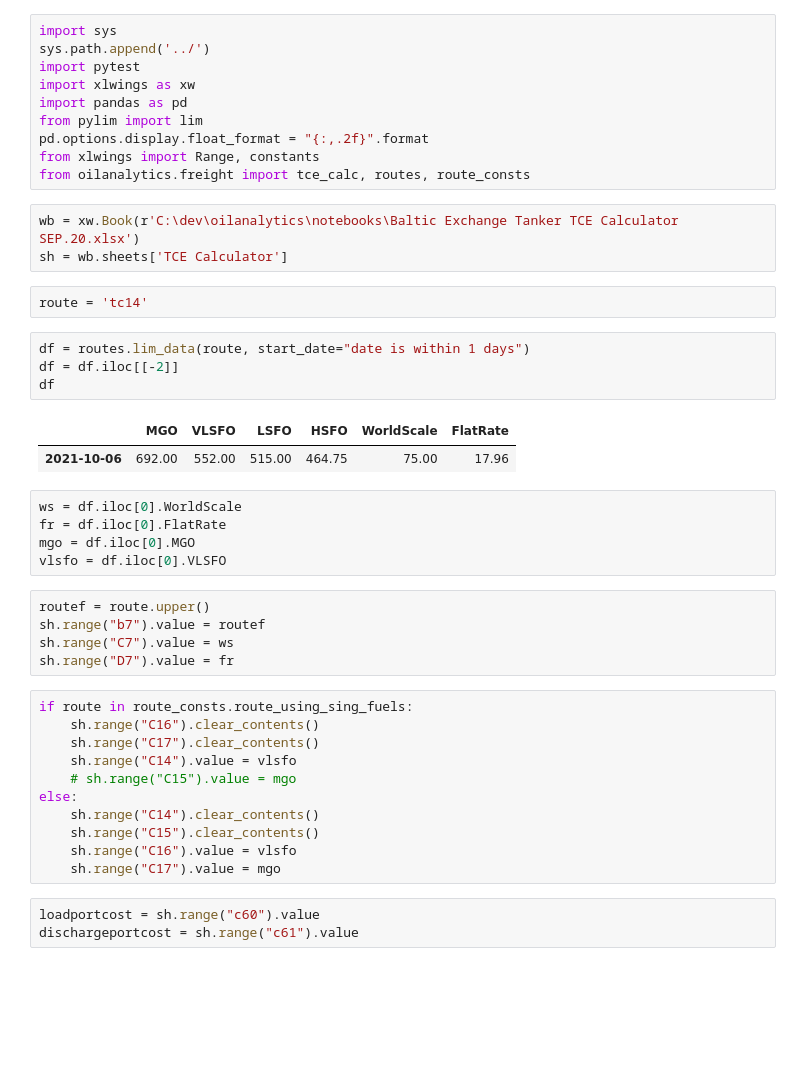
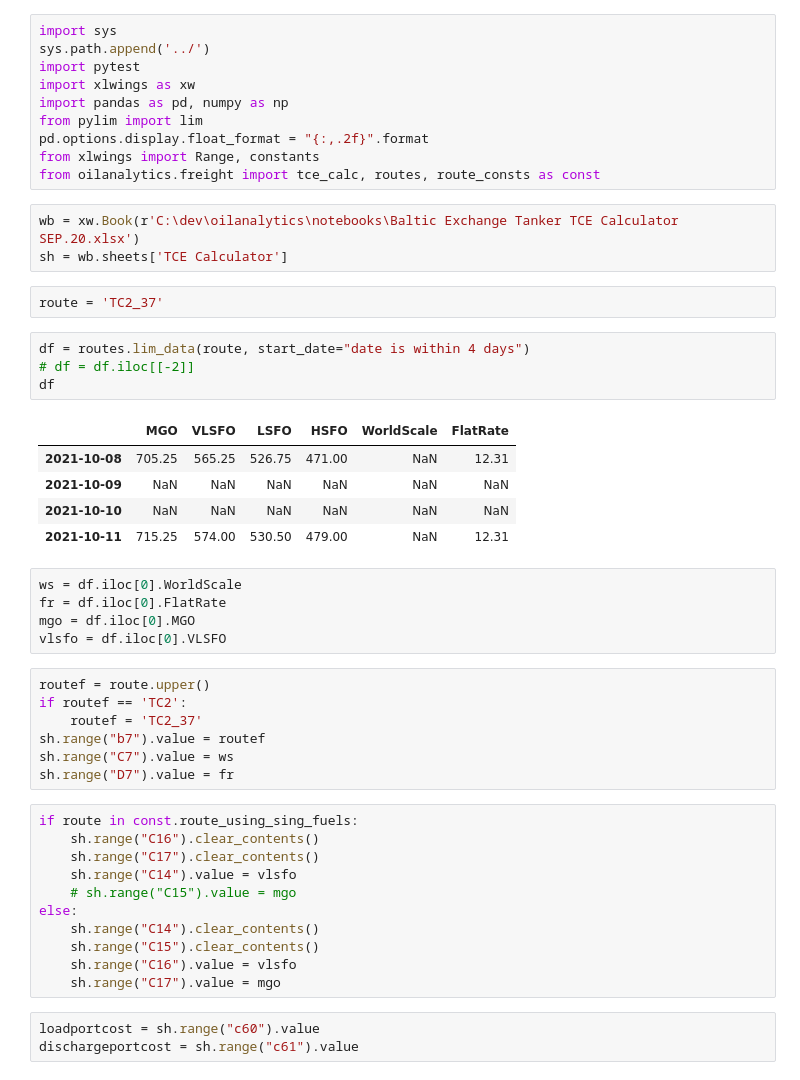
Before and after one commit to aeorxc/oilanalytics, a Jupyter notebook: notebooks/TCE Calculator Compare Baltic calculator with code.ipynb, the cells around one changed output. Drawn from its saved outputs; the diff is of its cells as text; blank space fills up the shorter version.

```diff
--- a/notebooks/TCE Calculator Compare Baltic calculator with code.ipynb
+++ b/notebooks/TCE Calculator Compare Baltic calculator with code.ipynb
@@ -3,23 +3,26 @@ import sys
 sys.path.append('../')
 import pytest
 import xlwings as xw
-import pandas as pd
+import pandas as pd, numpy as np
 from pylim import lim
 pd.options.display.float_format = "{:,.2f}".format
 from xlwings import Range, constants
-from oilanalytics.freight import tce_calc, routes, route_consts
+from oilanalytics.freight import tce_calc, routes, route_consts as const
 # %%
 wb = xw.Book(r'C:\dev\oilanalytics\notebooks\Baltic Exchange Tanker TCE Calculator SEP.20.xlsx')
 sh = wb.sheets['TCE Calculator']
 # %%
-route = 'tc14'
+route = 'TC2_37'
 # %%
-df = routes.lim_data(route, start_date="date is within 1 days")
-df = df.iloc[[-2]]
+df = routes.lim_data(route, start_date="date is within 4 days")
+# df = df.iloc[[-2]]
 df
 # %% [output]
 |  | MGO | VLSFO | LSFO | HSFO | WorldScale | FlatRate |
-| 2021-10-06 | 692.00 | 552.00 | 515.00 | 464.75 | 75.00 | 17.96 |
+| 2021-10-08 | 705.25 | 565.25 | 526.75 | 471.00 | NaN | 12.31 |
+| 2021-10-09 | NaN | NaN | NaN | NaN | NaN | NaN |
+| 2021-10-10 | NaN | NaN | NaN | NaN | NaN | NaN |
+| 2021-10-11 | 715.25 | 574.00 | 530.50 | 479.00 | NaN | 12.31 |
 # %%
 ws = df.iloc[0].WorldScale
 fr = df.iloc[0].FlatRate
@@ -27,11 +30,13 @@ mgo = df.iloc[0].MGO
 vlsfo = df.iloc[0].VLSFO
 # %%
 routef = route.upper()
+if routef == 'TC2':
+    routef = 'TC2_37'
 sh.range("b7").value = routef
 sh.range("C7").value = ws
 sh.range("D7").value = fr
 # %%
-if route in route_consts.route_using_sing_fuels:
+if route in const.route_using_sing_fuels:
     sh.range("C16").clear_contents()
     sh.range("C17").clear_contents()
     sh.range("C14").value = vlsfo
```
Also changed, not shown: parts of 10 cells of this notebook, 6 other files.
